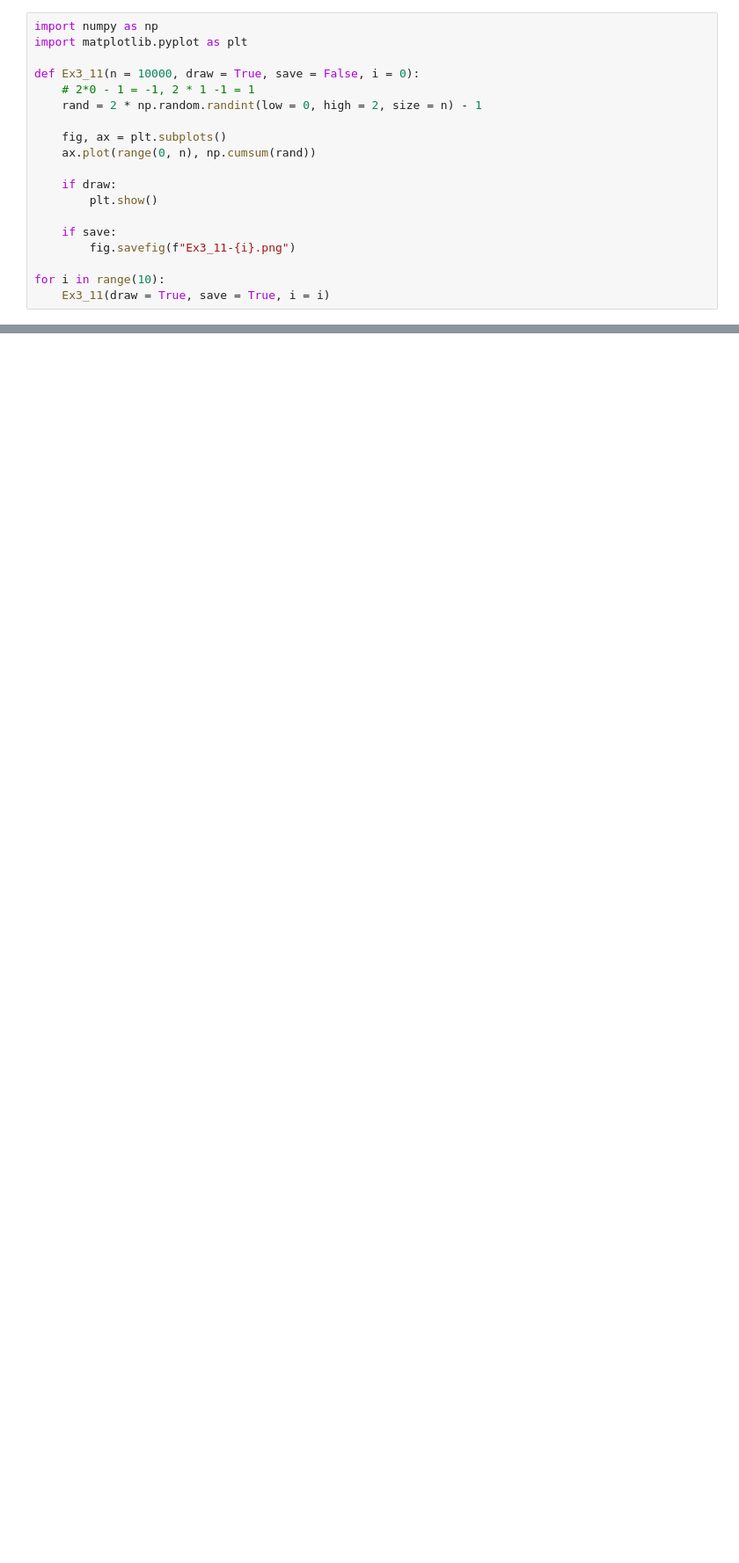
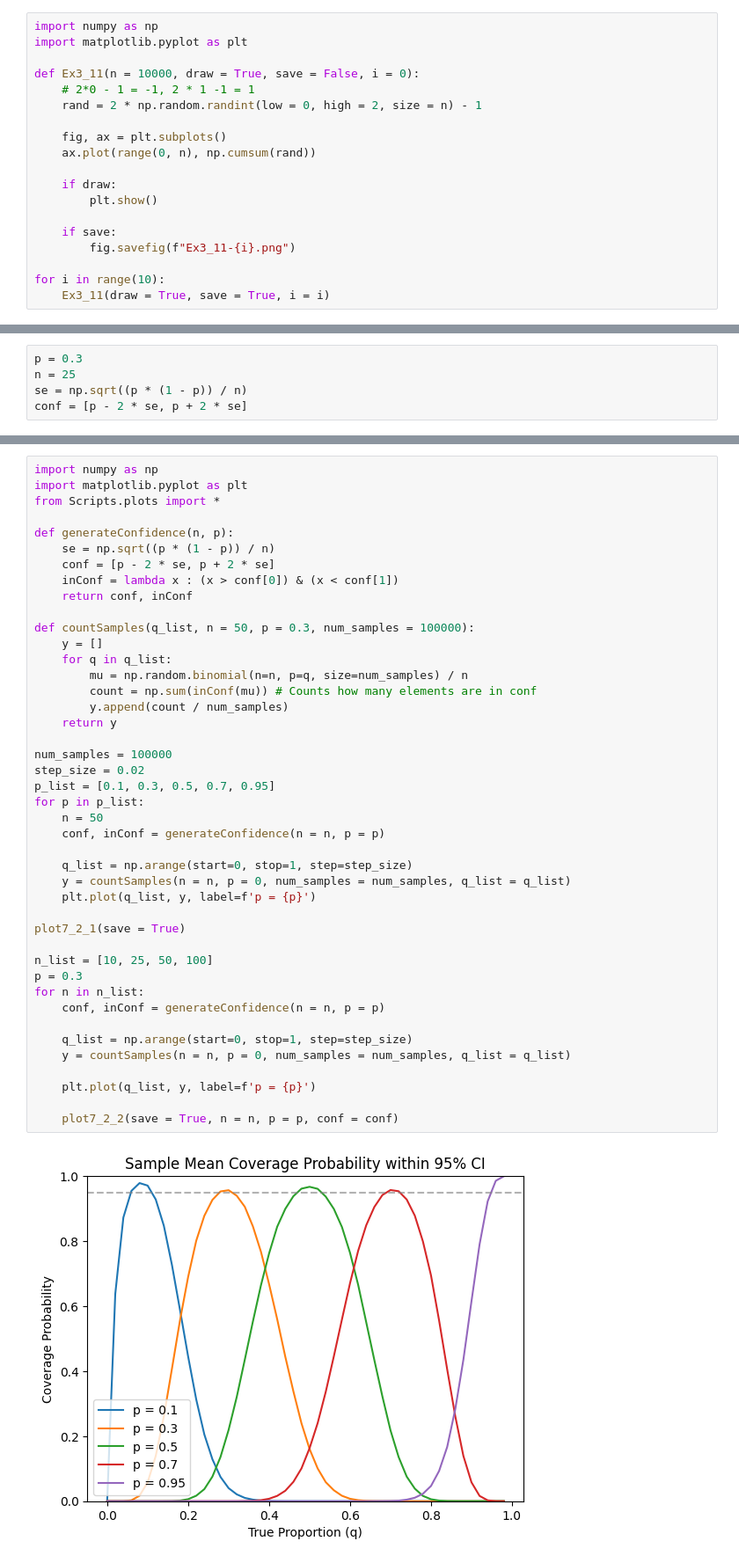
Before and after one commit to Daniel-Sinkin/Research-and-Development, a Jupyter notebook: Wasserman-Statistics/playground.ipynb, the cells around one changed output, grey strips where cells are left out. Shown at 88% size. Cells and saved outputs as stored; diff of their text form; blank space fills up the shorter version.

Commit message:
Continueing work on statistics, did a programming experiment for conf. intervalls

```diff
--- a/Wasserman-Statistics/playground.ipynb
+++ b/Wasserman-Statistics/playground.ipynb
@@ -256,0 +327,5 @@ list
+# %%
+p = 0.3
+n = 25
+se = np.sqrt((p * (1 - p)) / n)
+conf = [p - 2 * se, p + 2 * se]
@@ -256,0 +413,45 @@ list
+# %%
+import numpy as np
+import matplotlib.pyplot as plt
+from Scripts.plots import *
+
+def generateConfidence(n, p):
+    se = np.sqrt((p * (1 - p)) / n)
+    conf = [p - 2 * se, p + 2 * se]
+    inConf = lambda x : (x > conf[0]) & (x < conf[1])
+    return conf, inConf
+
+def countSamples(q_list, n = 50, p = 0.3, num_samples = 100000):
+    y = []
+    for q in q_list:
+        mu = np.random.binomial(n=n, p=q, size=num_samples) / n
+        count = np.sum(inConf(mu)) # Counts how many elements are in conf
+        y.append(count / num_samples)
+    return y
+
+num_samples = 100000
+step_size = 0.02
+p_list = [0.1, 0.3, 0.5, 0.7, 0.95]
+for p in p_list:
+    n = 50
+    conf, inConf = generateConfidence(n = n, p = p)
+
+    q_list = np.arange(start=0, stop=1, step=step_size)
+    y = countSamples(n = n, p = 0, num_samples = num_samples, q_list = q_list)
+    plt.plot(q_list, y, label=f'p = {p}')
+
+plot7_2_1(save = True)
+
+n_list = [10, 25, 50, 100]
+p = 0.3
+for n in n_list:
+    conf, inConf = generateConfidence(n = n, p = p)
+
+    q_list = np.arange(start=0, stop=1, step=step_size)
+    y = countSamples(n = n, p = 0, num_samples = num_samples, q_list = q_list)
+
+    plt.plot(q_list, y, label=f'p = {p}')
+
+    plot7_2_2(save = True, n = n, p = p, conf = conf)
+# %% [output]
+[figure, added]
```
Also changed, not shown: parts of 17 cells of this notebook, 16 other files.
